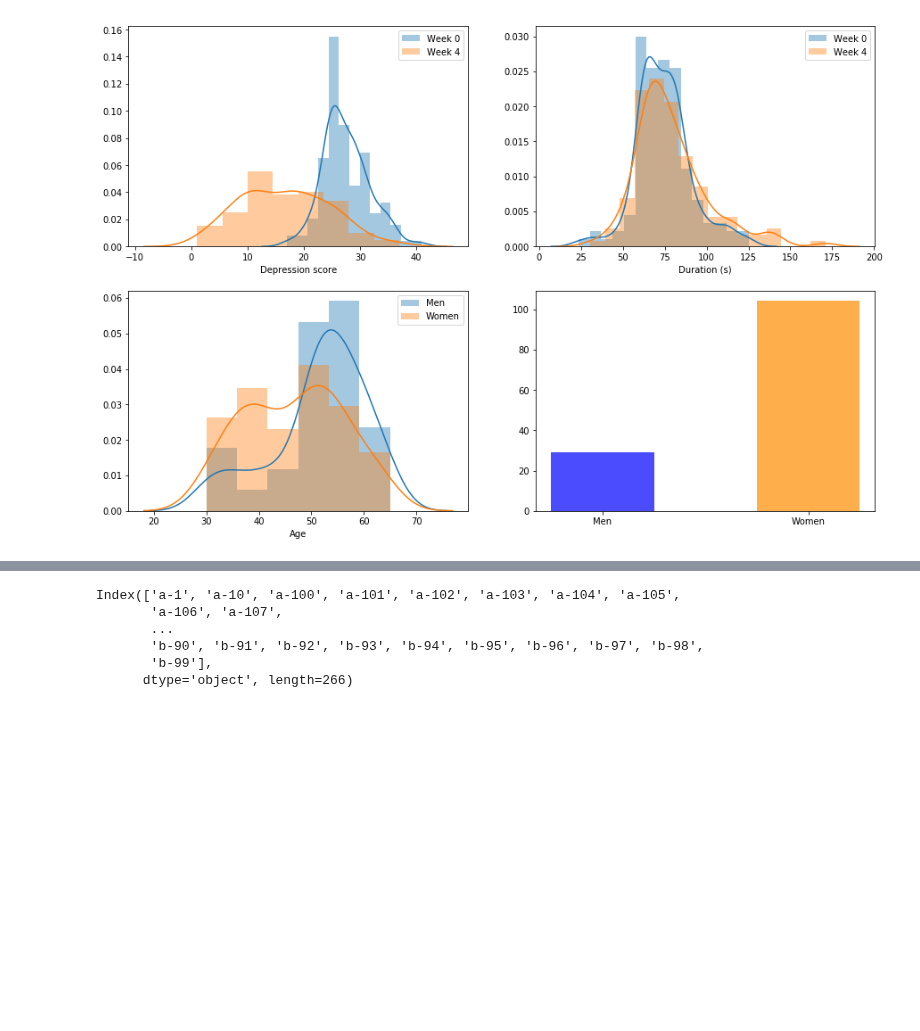
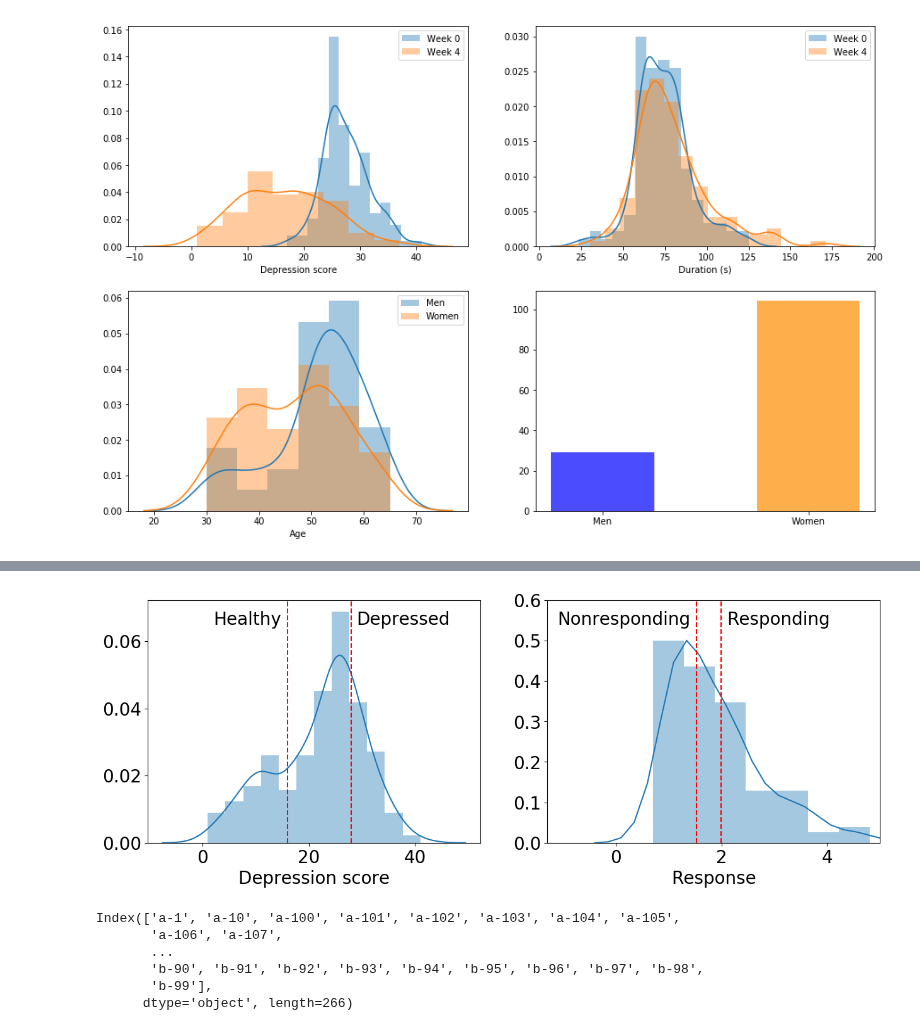
Before and after one commit to mirgee/thesis_project, a Jupyter notebook: notebooks/00-initial-exploration.ipynb, the cells around one changed output, grey strips where cells are left out. Cells and saved outputs as stored; diff of their text form; code cells hidden in the pictures; blank space fills up the shorter version.

```diff
--- a/notebooks/00-initial-exploration.ipynb
+++ b/notebooks/00-initial-exploration.ipynb
@@ -231,3 +248,39 @@ plt.show()
+# %%
+import matplotlib as mpl
+mpl.rcParams.update(mpl.rcParamsDefault)
+
+font = {# 'family' : 'normal',
+        # 'weight' : 'bold',
+        'size'   : 20}
+
+plt.rc('font', **font)
+
+
+fig, ax = plt.subplots(1, 2, figsize=(15,5), sharex=False, sharey=False)
+sns.distplot(meta_df['M_1'].append(meta_df['M_4']), ax=ax[0], label='')
+ax[0].axvline(x=16, color='red', linestyle='--')
+ax[0].axvline(x=28, color='red', linestyle='--')
+ax[0].set_xlabel('Depression score')
+# ax[0].set_xlim([0,40])
+ax[0].annotate('Depressed', xy=(50, 0.065), xytext=(29, 0.065),
+            arrowprops=None)
+ax[0].annotate('Healthy', xy=(50, 0.065), xytext=(2, 0.065),
+            arrowprops=None)
+
+sns.distplot(metapkl.loc[(slice(None), 'a'), 'change'], ax=ax[1], label='')
+ax[1].axvline(x=metapkl.loc[(slice(None), 'a'), :].quantile(0.42)['change'], color='red', linestyle='--')
+ax[1].axvline(x=metapkl.loc[(slice(None), 'a'), :].quantile(0.56)['change'], color='red', linestyle='--')
+ax[1].set_xlabel('Response')
+ax[1].set_xlim([-1.3,5])
+ax[1].set_ylim([0,0.6])
+ax[1].annotate('Nonresponding', xy=(1, 0.55), xytext=(-1.1, 0.54),
+            arrowprops=None)
+ax[1].annotate('Responding', xy=(2, 0.55), xytext=(2.1, 0.54),
+            arrowprops=None)
+
+plt.show()
+# %% [output]
+[figure, added]
 # %%
 durs = pd.read_csv(os.path.join(DATA_ROOT, 'durations', 'durations.csv'), sep='\t', index_col=0)
 durs_bef = durs[list(map(lambda idx: idx.startswith('a'), durs.index))]
```
Also changed, not shown: parts of 2 cells of this notebook, 7 other files.
